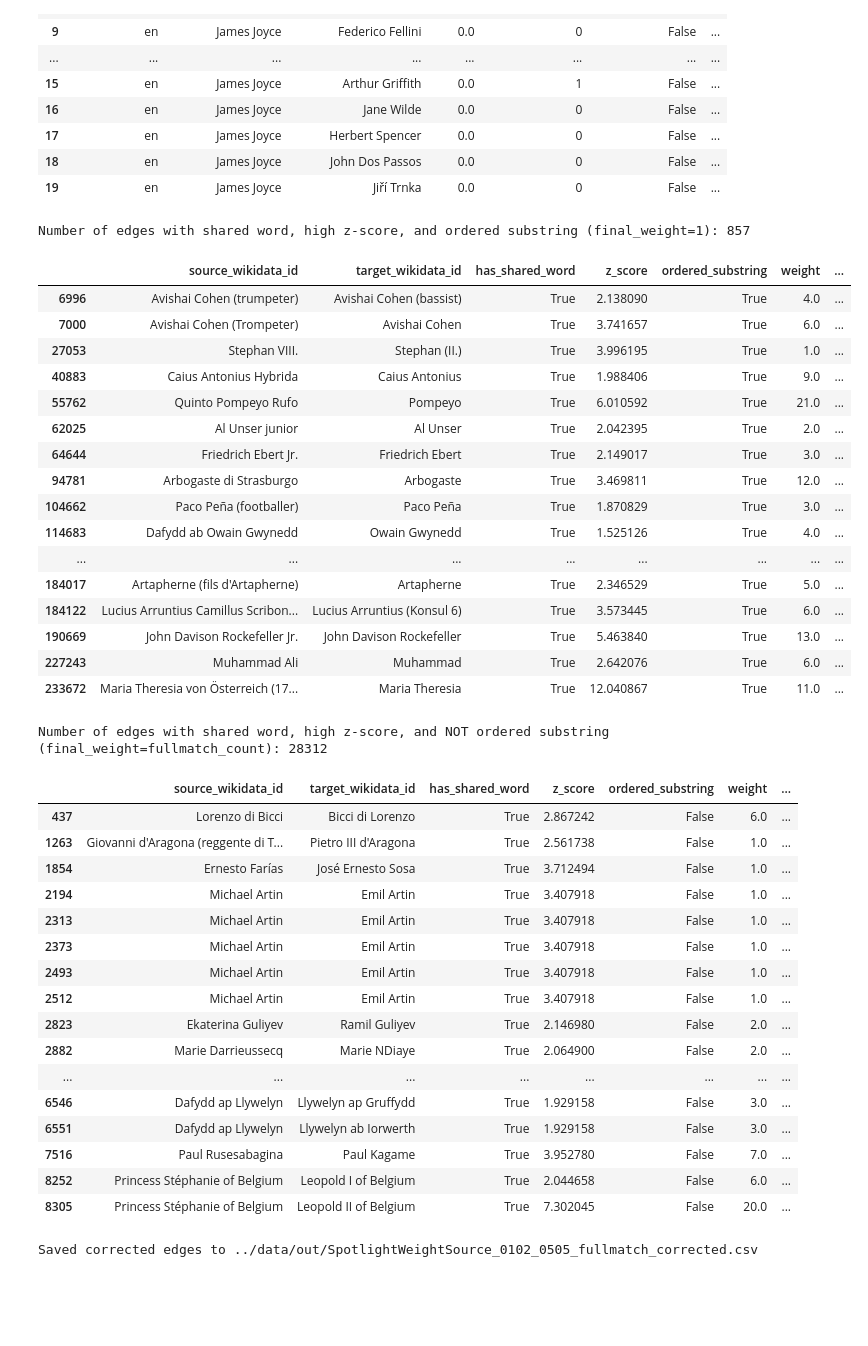
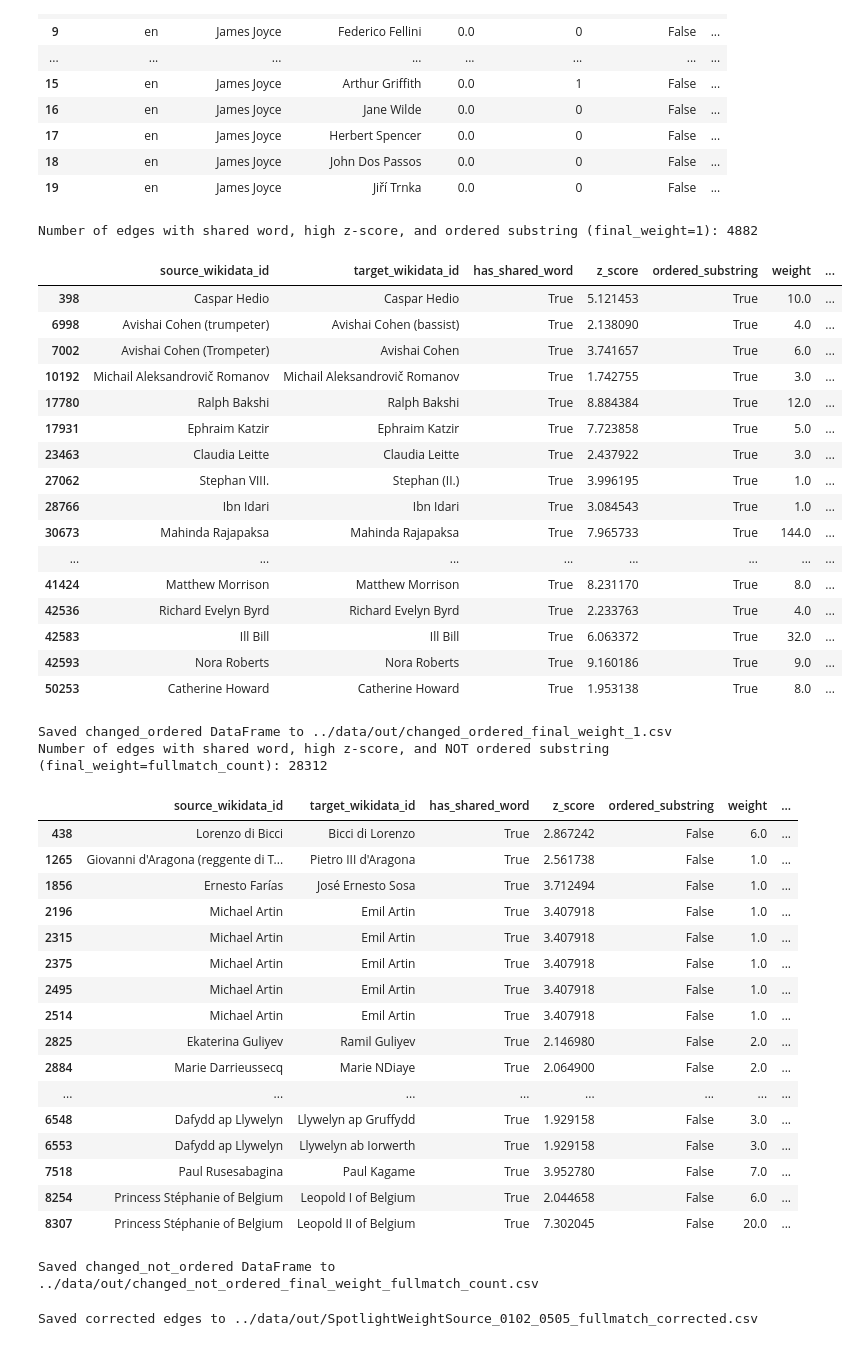
Before and after one commit to valesin/WikipediaBiasProject, a Jupyter notebook: notebooks/spurious_edges_demo_all_named.ipynb, the cells around one changed output. Drawn from its saved outputs; the diff is of its cells as text; code cells hidden in the pictures; blank space fills up the shorter version.

```diff
--- a/notebooks/spurious_edges_demo_all_named.ipynb
+++ b/notebooks/spurious_edges_demo_all_named.ipynb
@@ -29,7 +29,7 @@ filtered_edges = edge_processing.read_edges_csv_and_filter_spurious(
 print(f"Done in {time.time() - start_time:.2f} seconds.")
 
 # Filter out self edges immediately
-filtered_edges = filtered_edges[filtered_edges['source_wikidata_id'] != filtered_edges['target_wikidata_id']].copy()
+# filtered_edges = filtered_edges[filtered_edges['source_wikidata_id'] != filtered_edges['target_wikidata_id']].copy()
 # %% [output]
 Loading and filtering: ../data/out/SpotlightWeightSource_0102_0505_fullmatch.csv
 Retrieving titles for 93,847 unique QIDs across 5 languages...
@@ -198,51 +198,63 @@ Sample with corrected final_weight column:
 # %%
 # Display edges where final_weight was changed to 1 or fullmatch_count (according to corrected logic)
 # Edges where final_weight was set to 1 (ordered_substring case)
 changed_ordered = enriched_edges[(enriched_edges['has_shared_word']) & (enriched_edges['z_score'] > 1.5) & (enriched_edges['ordered_substring']) & (enriched_edges['final_weight'] == 1)]
 print(f"Number of edges with shared word, high z-score, and ordered substring (final_weight=1): {len(changed_ordered)}")
 display(changed_ordered[['source_wikidata_id', 'target_wikidata_id', 'has_shared_word', 'z_score', 'ordered_substring', 'weight', 'fullmatch_count', 'final_weight']].head(20))
 
+# Save changed_ordered to CSV
+changed_ordered_path = '../data/out/changed_ordered_final_weight_1.csv'
+changed_ordered.to_csv(changed_ordered_path, index=False)
+print(f"Saved changed_ordered DataFrame to {changed_ordered_path}")
+
 # Edges where final_weight was set to fullmatch_count (not ordered_substring case)
 changed_not_ordered = enriched_edges[(enriched_edges['has_shared_word']) & (enriched_edges['z_score'] > 1.5) & (~enriched_edges['ordered_substring']) & (enriched_edges['final_weight'] == enriched_edges['fullmatch_count'])]
 print(f"Number of edges with shared word, high z-score, and NOT ordered substring (final_weight=fullmatch_count): {len(changed_not_ordered)}")
 display(changed_not_ordered[['source_wikidata_id', 'target_wikidata_id', 'has_shared_word', 'z_score', 'ordered_substring', 'weight', 'fullmatch_count', 'final_weight']].head(20))
+
+# Save changed_not_ordered to CSV
+changed_not_ordered_path = '../data/out/changed_not_ordered_final_weight_fullmatch_count.csv'
+changed_not_ordered.to_csv(changed_not_ordered_path, index=False)
+print(f"Saved changed_not_ordered DataFrame to {changed_not_ordered_path}")
 # %% [output]
-Number of edges with shared word, high z-score, and ordered substring (final_weight=1): 857
+Number of edges with shared word, high z-score, and ordered substring (final_weight=1): 4882
 |  | source_wikidata_id | target_wikidata_id | has_shared_word | z_score | ordered_substring | weight | ... |
-| 6996 | Avishai Cohen (trumpeter) | Avishai Cohen (bassist) | True | 2.138090 | True | 4.0 | ... |
-| 7000 | Avishai Cohen (Trompeter) | Avishai Cohen | True | 3.741657 | True | 6.0 | ... |
-| 27053 | Stephan VIII. | Stephan (II.) | True | 3.996195 | True | 1.0 | ... |
-| 40883 | Caius Antonius Hybrida | Caius Antonius | True | 1.988406 | True | 9.0 | ... |
-| 55762 | Quinto Pompeyo Rufo | Pompeyo | True | 6.010592 | True | 21.0 | ... |
-| 62025 | Al Unser junior | Al Unser | True | 2.042395 | True | 2.0 | ... |
-| 64644 | Friedrich Ebert Jr. | Friedrich Ebert | True | 2.149017 | True | 3.0 | ... |
-| 94781 | Arbogaste di Strasburgo | Arbogaste | True | 3.469811 | True | 12.0 | ... |
-| 104662 | Paco Peña (footballer) | Paco Peña | True | 1.870829 | True | 3.0 | ... |
-| 114683 | Dafydd ab Owain Gwynedd | Owain Gwynedd | True | 1.525126 | True | 4.0 | ... |
+| 398 | Caspar Hedio | Caspar Hedio | True | 5.121453 | True | 10.0 | ... |
+| 6998 | Avishai Cohen (trumpeter) | Avishai Cohen (bassist) | True | 2.138090 | True | 4.0 | ... |
+| 7002 | Avishai Cohen (Trompeter) | Avishai Cohen | True | 3.741657 | True | 6.0 | ... |
+| 10192 | Michail Aleksandrovič Romanov | Michail Aleksandrovič Romanov | True | 1.742755 | True | 3.0 | ... |
+| 17780 | Ralph Bakshi | Ralph Bakshi | True | 8.884384 | True | 12.0 | ... |
+| 17931 | Ephraim Katzir | Ephraim Katzir | True | 7.723858 | True | 5.0 | ... |
+| 23463 | Claudia Leitte | Claudia Leitte | True | 2.437922 | True | 3.0 | ... |
+| 27062 | Stephan VIII. | Stephan (II.) | True | 3.996195 | True | 1.0 | ... |
+| 28766 | Ibn Idari | Ibn Idari | True | 3.084543 | True | 1.0 | ... |
+| 30673 | Mahinda Rajapaksa | Mahinda Rajapaksa | True | 7.965733 | True | 144.0 | ... |
 | ... | ... | ... | ... | ... | ... | ... | ... |
-| 184017 | Artapherne (fils d'Artapherne) | Artapherne | True | 2.346529 | True | 5.0 | ... |
-| 184122 | Lucius Arruntius Camillus Scribon... | Lucius Arruntius (Konsul 6) | True | 3.573445 | True | 6.0 | ... |
-| 190669 | John Davison Rockefeller Jr. | John Davison Rockefeller | True | 5.463840 | True | 13.0 | ... |
-| 227243 | Muhammad Ali | Muhammad | True | 2.642076 | True | 6.0 | ... |
-| 233672 | Maria Theresia von Österreich (17... | Maria Theresia | True | 12.040867 | True | 11.0 | ... |
+| 41424 | Matthew Morrison | Matthew Morrison | True | 8.231170 | True | 8.0 | ... |
+| 42536 | Richard Evelyn Byrd | Richard Evelyn Byrd | True | 2.233763 | True | 4.0 | ... |
+| 42583 | Ill Bill | Ill Bill | True | 6.063372 | True | 32.0 | ... |
+| 42593 | Nora Roberts | Nora Roberts | True | 9.160186 | True | 9.0 | ... |
+| 50253 | Catherine Howard | Catherine Howard | True | 1.953138 | True | 8.0 | ... |
+Saved changed_ordered DataFrame to ../data/out/changed_ordered_final_weight_1.csv
 Number of edges with shared word, high z-score, and NOT ordered substring (final_weight=fullmatch_count): 28312
 |  | source_wikidata_id | target_wikidata_id | has_shared_word | z_score | ordered_substring | weight | ... |
-| 437 | Lorenzo di Bicci | Bicci di Lorenzo | True | 2.867242 | False | 6.0 | ... |
-| 1263 | Giovanni d'Aragona (reggente di T... | Pietro III d'Aragona | True | 2.561738 | False | 1.0 | ... |
-| 1854 | Ernesto Farías | José Ernesto Sosa | True | 3.712494 | False | 1.0 | ... |
-| 2194 | Michael Artin | Emil Artin | True | 3.407918 | False | 1.0 | ... |
-| 2313 | Michael Artin | Emil Artin | True | 3.407918 | False | 1.0 | ... |
-| 2373 | Michael Artin | Emil Artin | True | 3.407918 | False | 1.0 | ... |
-| 2493 | Michael Artin | Emil Artin | True | 3.407918 | False | 1.0 | ... |
-| 2512 | Michael Artin | Emil Artin | True | 3.407918 | False | 1.0 | ... |
-| 2823 | Ekaterina Guliyev | Ramil Guliyev | True | 2.146980 | False | 2.0 | ... |
-| 2882 | Marie Darrieussecq | Marie NDiaye | True | 2.064900 | False | 2.0 | ... |
+| 438 | Lorenzo di Bicci | Bicci di Lorenzo | True | 2.867242 | False | 6.0 | ... |
+| 1265 | Giovanni d'Aragona (reggente di T... | Pietro III d'Aragona | True | 2.561738 | False | 1.0 | ... |
+| 1856 | Ernesto Farías | José Ernesto Sosa | True | 3.712494 | False | 1.0 | ... |
+| 2196 | Michael Artin | Emil Artin | True | 3.407918 | False | 1.0 | ... |
+| 2315 | Michael Artin | Emil Artin | True | 3.407918 | False | 1.0 | ... |
+| 2375 | Michael Artin | Emil Artin | True | 3.407918 | False | 1.0 | ... |
+| 2495 | Michael Artin | Emil Artin | True | 3.407918 | False | 1.0 | ... |
+| 2514 | Michael Artin | Emil Artin | True | 3.407918 | False | 1.0 | ... |
+| 2825 | Ekaterina Guliyev | Ramil Guliyev | True | 2.146980 | False | 2.0 | ... |
+| 2884 | Marie Darrieussecq | Marie NDiaye | True | 2.064900 | False | 2.0 | ... |
 | ... | ... | ... | ... | ... | ... | ... | ... |
-| 6546 | Dafydd ap Llywelyn | Llywelyn ap Gruffydd | True | 1.929158 | False | 3.0 | ... |
-| 6551 | Dafydd ap Llywelyn | Llywelyn ab Iorwerth | True | 1.929158 | False | 3.0 | ... |
-| 7516 | Paul Rusesabagina | Paul Kagame | True | 3.952780 | False | 7.0 | ... |
-| 8252 | Princess Stéphanie of Belgium | Leopold I of Belgium | True | 2.044658 | False | 6.0 | ... |
-| 8305 | Princess Stéphanie of Belgium | Leopold II of Belgium | True | 7.302045 | False | 20.0 | ... |
+| 6548 | Dafydd ap Llywelyn | Llywelyn ap Gruffydd | True | 1.929158 | False | 3.0 | ... |
+| 6553 | Dafydd ap Llywelyn | Llywelyn ab Iorwerth | True | 1.929158 | False | 3.0 | ... |
+| 7518 | Paul Rusesabagina | Paul Kagame | True | 3.952780 | False | 7.0 | ... |
+| 8254 | Princess Stéphanie of Belgium | Leopold I of Belgium | True | 2.044658 | False | 6.0 | ... |
+| 8307 | Princess Stéphanie of Belgium | Leopold II of Belgium | True | 7.302045 | False | 20.0 | ... |
+Saved changed_not_ordered DataFrame to ../data/out/changed_not_ordered_final_weight_fullmatch_count.csv
 # %%
 # Save corrected CSV
 import os
```
Also changed, not shown: parts of 4 cells of this notebook, 2 other files.
